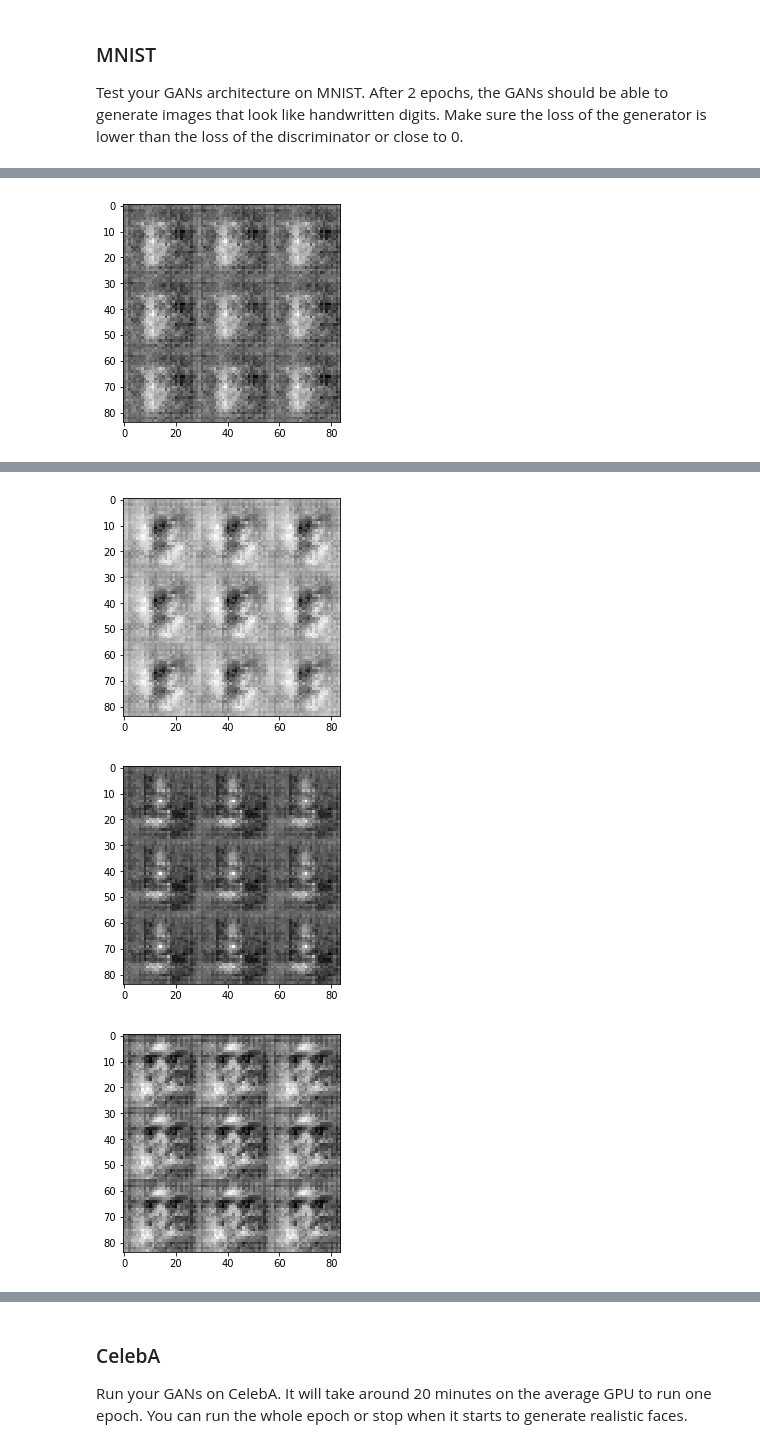
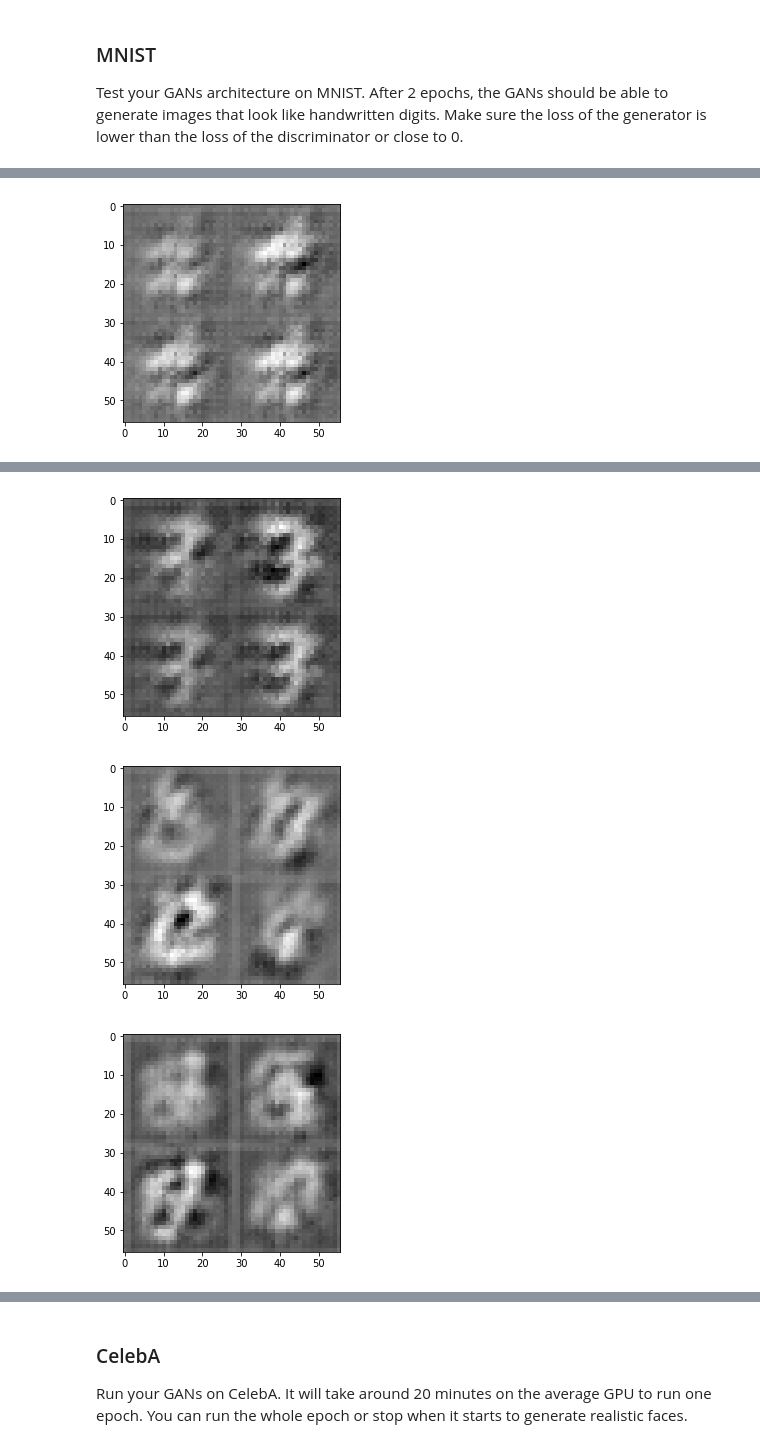
Before and after one commit to nickcica/dlnd_face_generation, a Jupyter notebook: dlnd_face_generation.ipynb, the cells around one changed output, grey strips where cells are left out. Drawn from its saved outputs; the diff is of its cells as text; code cells hidden in the pictures.

```diff
--- a/dlnd_face_generation.ipynb
+++ b/dlnd_face_generation.ipynb
@@ -144,16 +144,19 @@ def discriminator(images, reuse=False, alpha=0.2):
     # TODO: Implement Function
     with tf.variable_scope('discriminator', reuse=reuse):
         # Hidden layer
-        h1 = tf.layers.conv2d(images, 64, 5, strides=2, padding="SAME")
+        h1 = tf.layers.conv2d(images, 64, 5, strides=2, padding="SAME",
+                              kernel_initializer = tf.random_normal_initializer(stddev=0.02))
         lrelu1 = tf.maximum(alpha * h1, h1)
         #print ('Layer 1:', lrelu1.shape)
 
-        h2 = tf.layers.conv2d(lrelu1, 128, 5, strides=2, padding="SAME")
+        h2 = tf.layers.conv2d(lrelu1, 128, 5, strides=2, padding="SAME",
+                              kernel_initializer =tf.random_normal_initializer(stddev=0.02))
         bn2 = tf.layers.batch_normalization(h2, training=True)
         lrelu2 = tf.maximum(alpha * bn2, bn2)
         #print ('Layer 2:', lrelu2.shape)
 
-        h3 = tf.layers.conv2d(lrelu2, 256, 5, strides=2, padding="SAME")
+        h3 = tf.layers.conv2d(lrelu2, 256, 5, strides=2, padding="SAME",
+                             kernel_initializer =tf.random_normal_initializer(stddev=0.02))
         bn3 = tf.layers.batch_normalization(h3, training=True)
         lrelu3 = tf.maximum(alpha * bn3, bn3)
         #print ('Layer 3:', lrelu3.shape)
@@ -190,7 +193,7 @@ def generator(z, out_channel_dim, is_train=True, alpha=0.2,):
         # First fully connected layer
         h1 = tf.layers.dense(z, 2*2*512)
 
-        # reshape it to start the convolutional stack
+        # Reshape it to start the convolutional stack
         h1 = tf.reshape(h1, (-1, 2, 2, 512))
         bn1 = tf.layers.batch_normalization(h1, training=is_train)
         lrelu1 = tf.maximum(alpha * bn1, bn1)
@@ -203,7 +206,7 @@ def generator(z, out_channel_dim, is_train=True, alpha=0.2,):
         #print ('Layer 2:', lrelu2.shape)
         # 4x4x256 now
 
-        h3 = tf.layers.conv2d_transpose(lrelu2, 128, 4, strides=1, padding='valid')
+        h3 = tf.layers.conv2d_transpose(lrelu2, 128, 4, strides=1, padding='VALID')
         bn3 = tf.layers.batch_normalization(h3, training=is_train)
         lrelu3 = tf.maximum(alpha * bn3, bn3)
         #print ('Layer 3:', h3.shape)
@@ -263,7 +266,8 @@ def model_loss(input_real, input_z, out_channel_dim):
 
     d_loss = d_loss_real + d_loss_fake
 
-    g_loss = tf.reduce_mean(tf.nn.sigmoid_cross_entropy_with_logits(logits=d_logits_fake, labels=tf.ones_like(d_logits_fake)))
+    g_loss = tf.reduce_mean(tf.nn.sigmoid_cross_entropy_with_logits(logits=d_logits_fake,
+                                                                    labels=tf.ones_like(d_logits_fake)))
 
     return d_loss, g_loss
 
@@ -362,11 +366,8 @@ def train(epoch_count, batch_size, z_dim, learning_rate, beta1, get_batches, dat
     """
     # TODO: Build Model
 
-    # Calculate the image channels
-    image_channels = 3 if data_image_mode == "RGB" else 1
-
-    # Set the image width and height
-    image_width, image_height = data_shape[1], data_shape[2]
+    # Set the image width, height, and image channels
+    _, image_width, image_height, image_channels = data_shape
 
     # Impliment model_inputs and set the input_real, input_z, and learning rate
     input_real, input_z, _learning_rate = model_inputs(image_width, image_height, image_channels, z_dim)
@@ -383,7 +384,7 @@ def train(epoch_count, batch_size, z_dim, learning_rate, beta1, get_batches, dat
     sample_z = np.random.uniform(-1, 1, size=(50, z_dim))
 
     batch_count = 0
-    n_images = 10
+    n_images = 8
 
     with tf.Session() as sess:
         sess.run(tf.global_variables_initializer())
@@ -391,7 +392,7 @@ def train(epoch_count, batch_size, z_dim, learning_rate, beta1, get_batches, dat
             for batch_images in get_batches(batch_size):
 
                 # Get images, reshape and rescale to pass to D
-                batch_images = batch_images*2 - 1
+                batch_images = batch_images*2
 
                 # Sample random noise for G
                 batch_z = np.random.uniform(-1, 1, size=(batch_size, z_dim))
@@ -425,10 +426,10 @@ def train(epoch_count, batch_size, z_dim, learning_rate, beta1, get_batches, dat
 ### MNIST
 Test your GANs architecture on MNIST.  After 2 epochs, the GANs should be able to generate images that look like handwritten digits.  Make sure the loss of the generator is lower than the loss of the discriminator or close to 0.
 # %%
-batch_size = 128
+batch_size = 64
 z_dim = 100
 learning_rate = 0.0002
-beta1 = 0.5
+beta1 = 0.4
 
 
 """
@@ -447 +448 @@ with tf.Graph().as_default():
-[figure, old version]
+[figure, new version]
@@ -449,3 +449,3 @@ Epoch 1/2... Discriminator Loss: 0.3391... Generator Loss: 5.1921
-[figure, old version]
+[figure, new version]
-[figure, old version]
+[figure, new version]
-[figure, old version]
+[figure, new version]
```
Also changed, not shown: parts of 2 cells of this notebook.
